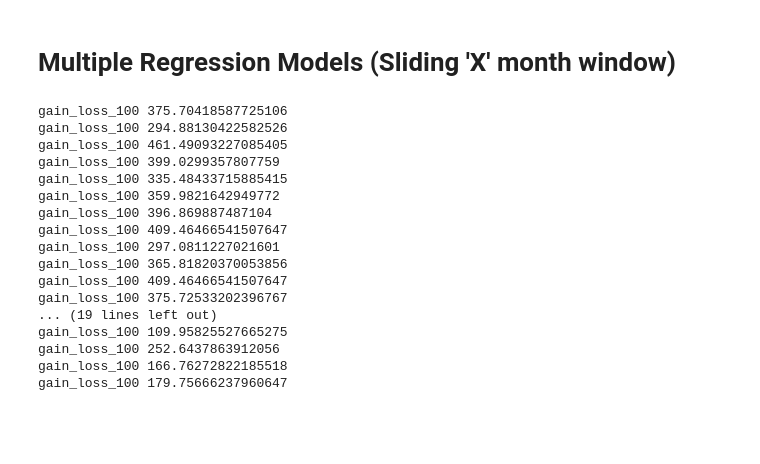
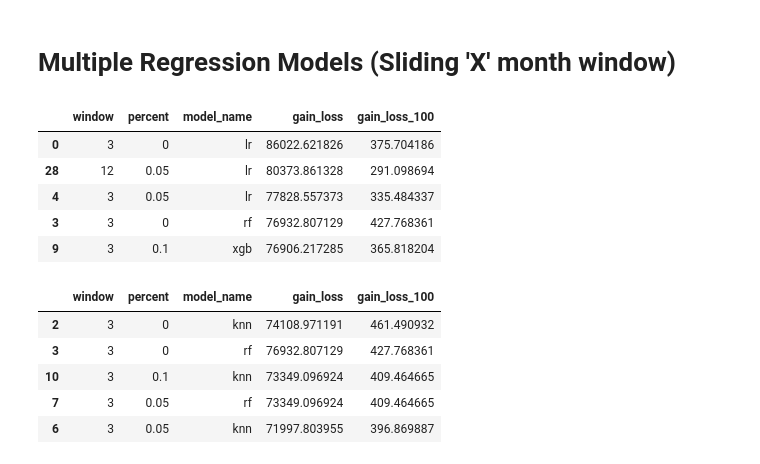
Before and after one commit to MahamadouNiakate/crypto_pred, a Jupyter notebook: Notebooks/DBD_Crypto_Monthly_2B.ipynb, the cells around one changed output. Cells and saved outputs as stored; diff of their text form; code cells hidden in the pictures; blank space fills up the shorter version.

```diff
--- a/Notebooks/DBD_Crypto_Monthly_2B.ipynb
+++ b/Notebooks/DBD_Crypto_Monthly_2B.ipynb
@@ -801,46 +776,40 @@ def calc_sliding_window2(model_name, model, window_size, input_df, debug=False):
 # %%
 window_sizes = [3, 6, 12]#, 24, 36, 48, 60, 72]
 gain_percents = [0, .05, .1]#, .2, .3]
-model_list = [('lr', LinearRegression()), ('xgb', xgb.XGBRegressor(objective ='reg:squarederror')), ('knn', KNeighborsRegressor(n_neighbors=2)), ('rf', RandomForestRegressor()) ]#('cb', cb.CatBoostRegressor())
+model_list = [('lr', LinearRegression()), ('xgb', xgb.XGBRegressor(objective ='reg:squarederror')), ('knn', KNeighborsRegressor(n_neighbors=2)), ('rf', RandomForestRegressor()) ]
 
 bet_size=100
-result_df = pd.DataFrame(columns=['window', 'percent', 'gain_loss', f'gain_loss_{bet_size}'])
+result_df = pd.DataFrame(columns=['window', 'percent', 'model_name', 'gain_loss', f'gain_loss_{bet_size}'])
 
 for window_size in window_sizes:
   for gain_percent in gain_percents:
     for model_name, model in model_list:
-      # print(f'model_name: {model_name}')
 
       test_df = calc_sliding_window2(model_name, model, window_size, btc_month_mean, False)
 
       test_df = append_gain_loss(test_df)
+
       gain_loss = calc_gain_loss(test_df, gain_percent, 'Y_PRED')
+      gain_loss_bet_size = calc_gain_loss_2(test_df, gain_percent, 'Y_PRED', bet_size, False)
 
-      gain_loss_bet_size = calc_gain_loss_2(test_df, gain_percent, 'Y_PRED', bet_size, False)
-      print(f'gain_loss_{bet_size} {gain_loss_bet_size}')
-
-      loop_df = pd.DataFrame(data=[[window_size, gain_percent, gain_loss, gain_loss_bet_size]], columns=['window', 'percent', 'gain_loss', f'gain_loss_{bet_size}'])
-      # loop_df = pd.DataFrame(data=[[window_size, gain_percent, gain_loss, model_name]], columns=['window', 'percent', 'gain_loss', 'model_name'])
+      loop_df = pd.DataFrame(data=[[window_size, gain_percent, model_name, gain_loss, gain_loss_bet_size]], columns=['window', 'percent', 'model_name', 'gain_loss', f'gain_loss_{bet_size}'])
 
       result_df = pd.concat([result_df, loop_df], ignore_index=True)
-
-sorted = result_df.sort_values('gain_loss', ascending=False)
-sorted.head(30)
-# %% [output]
-gain_loss_100 375.70418587725106
-gain_loss_100 294.88130422582526
-gain_loss_100 461.49093227085405
-gain_loss_100 399.0299357807759
-gain_loss_100 335.48433715885415
-gain_loss_100 359.9821642949772
-gain_loss_100 396.869887487104
-gain_loss_100 409.46466541507647
-gain_loss_100 297.0811227021601
-gain_loss_100 365.81820370053856
-gain_loss_100 409.46466541507647
-gain_loss_100 375.72533202396767
-... (19 lines left out)
-gain_loss_100 109.95825527665275
-gain_loss_100 252.6437863912056
-gain_loss_100 166.76272822185518
-gain_loss_100 179.75666237960647
+# %%
+result_df.sort_values('gain_loss', ascending=False).head()
+# %% [output]
+|  | window | percent | model_name | gain_loss | gain_loss_100 |
+| 0 | 3 | 0 | lr | 86022.621826 | 375.704186 |
+| 28 | 12 | 0.05 | lr | 80373.861328 | 291.098694 |
+| 4 | 3 | 0.05 | lr | 77828.557373 | 335.484337 |
+| 3 | 3 | 0 | rf | 76932.807129 | 427.768361 |
+| 9 | 3 | 0.1 | xgb | 76906.217285 | 365.818204 |
+# %%
+result_df.sort_values('gain_loss_100', ascending=False).head()
+# %% [output]
+|  | window | percent | model_name | gain_loss | gain_loss_100 |
+| 2 | 3 | 0 | knn | 74108.971191 | 461.490932 |
+| 3 | 3 | 0 | rf | 76932.807129 | 427.768361 |
+| 10 | 3 | 0.1 | knn | 73349.096924 | 409.464665 |
+| 7 | 3 | 0.05 | rf | 73349.096924 | 409.464665 |
+| 6 | 3 | 0.05 | knn | 71997.803955 | 396.869887 |
```
Also changed, not shown: parts of 10 cells of this notebook.
